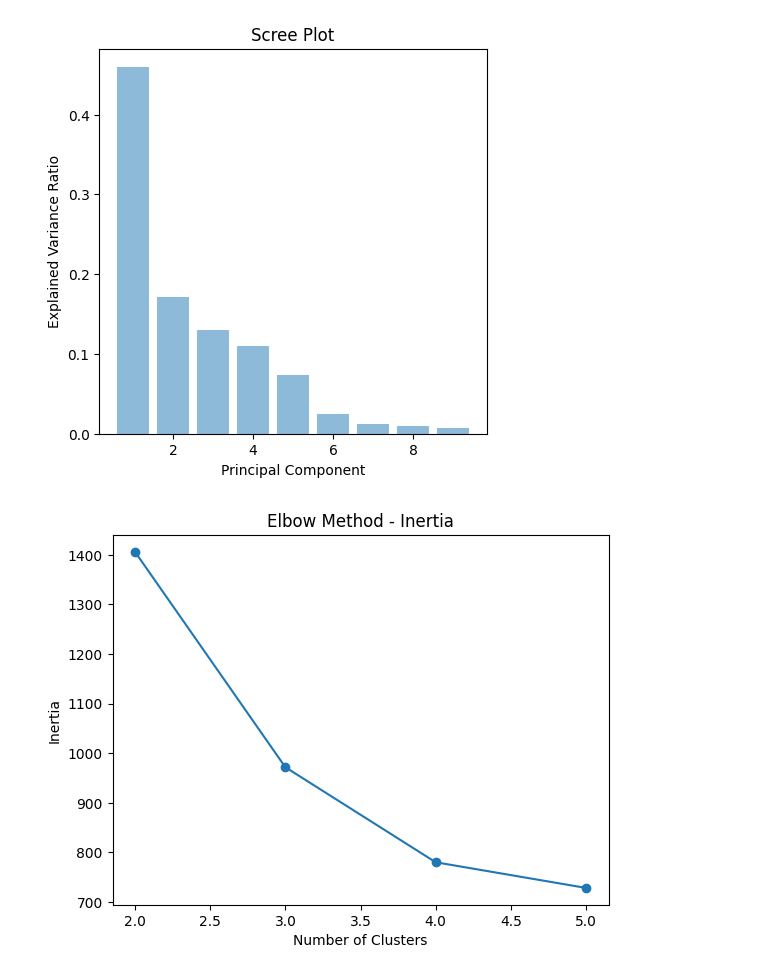
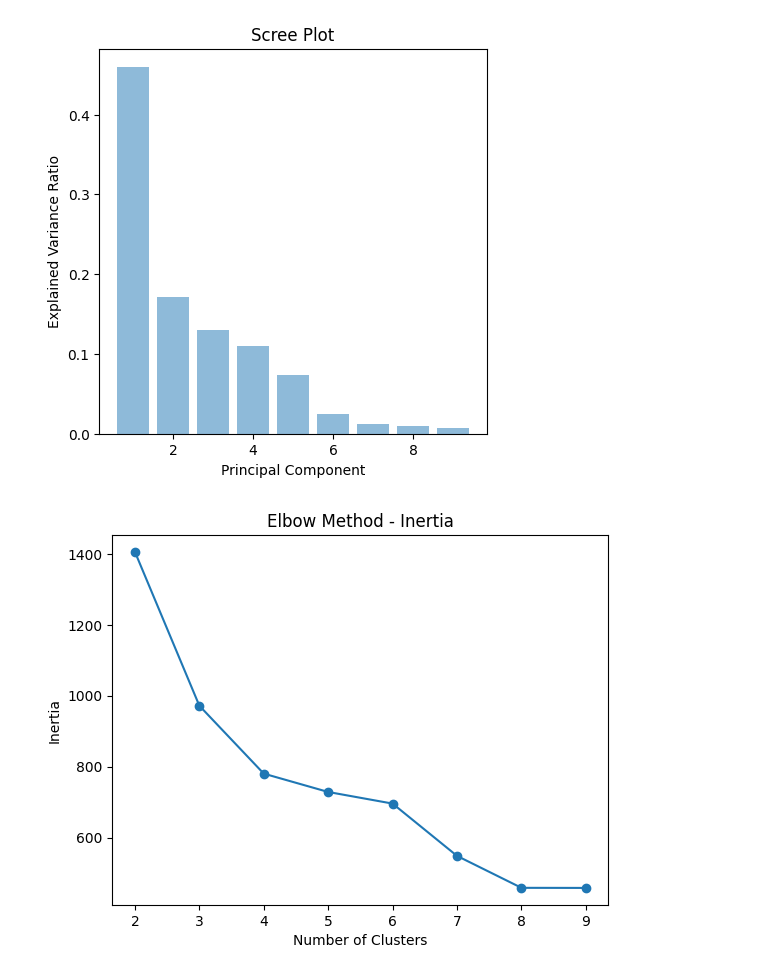
Before and after one commit to Saea987/mrm_taskphase, a Jupyter notebook: kmeanspca-for-countries.ipynb, the cells around one changed output. Saved outputs shown, nothing was run; the diff lists cells and outputs as text; code cells hidden in the pictures.

```diff
--- a/kmeanspca-for-countries.ipynb
+++ b/kmeanspca-for-countries.ipynb
@@ -125,7 +125,7 @@ Text(0.5, 1.0, 'Scree Plot')
 [figure]
 # %%
 class KMeansPCA:
-    def __init__(self, k, itr=300):
+    def __init__(self, k, itr):
         self.k = k
         self.itr = itr
         self.labels = None
@@ -155,19 +155,19 @@ class KMeansPCA:
 # %%
 # using elbow method for Inertia
 inertia_scores = []
-for k in range(2,6):
+for k in range(2,10):
     kmeans_pca = KMeansPCA(k, 500)
     kmeans_pca.fit(ds_projected)
     inertia_scores.append(kmeans_pca.iner)
 
 
-plt.plot(range(2,6), inertia_scores, marker='o')
+plt.plot(range(2,10), inertia_scores, marker='o')
 plt.title('Elbow Method - Inertia')
 plt.xlabel('Number of Clusters')
 plt.ylabel('Inertia')
 plt.show()
 # %% [output]
-[figure, old version]
+[figure, new version]
 # %%
 kmeans_pca = KMeansPCA(3, 500)
 labels = kmeans_pca.fit(ds_projected)
```
Also changed, not shown: parts of 1 cell of this notebook.
